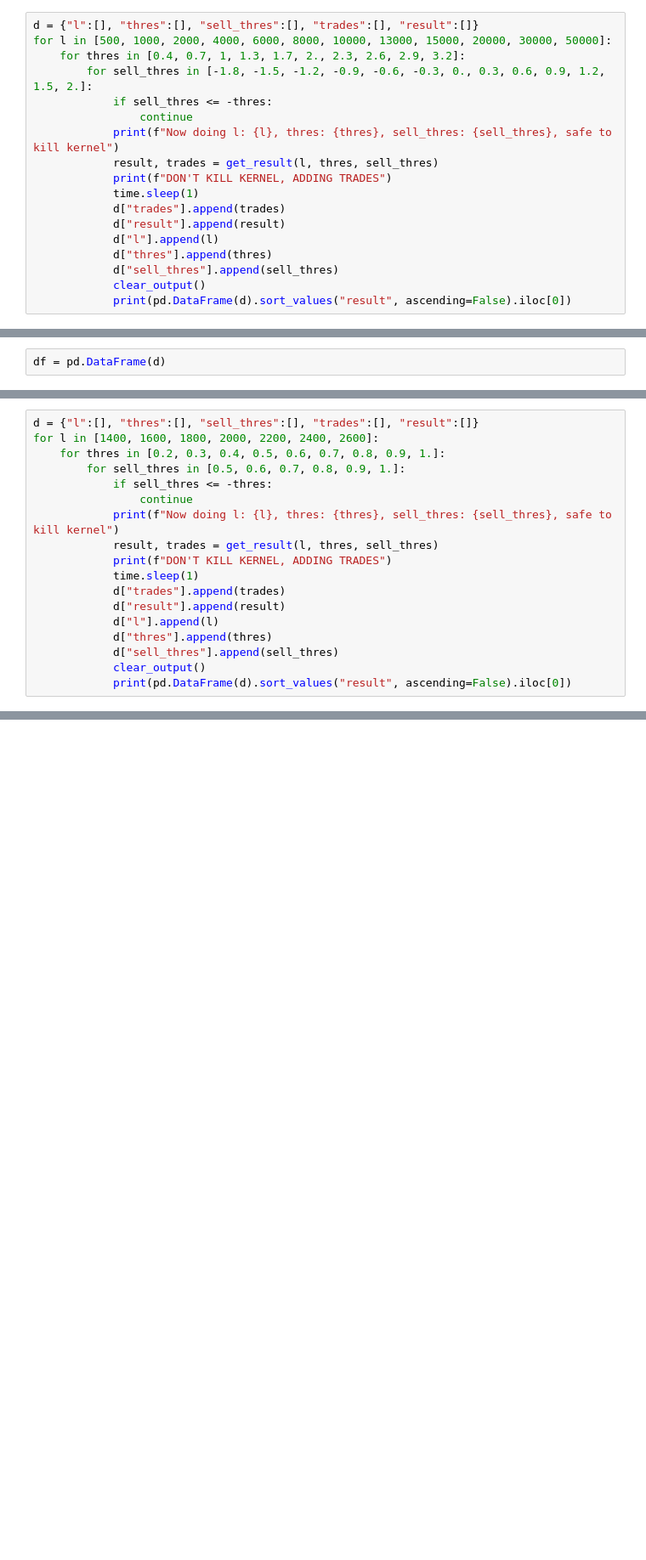
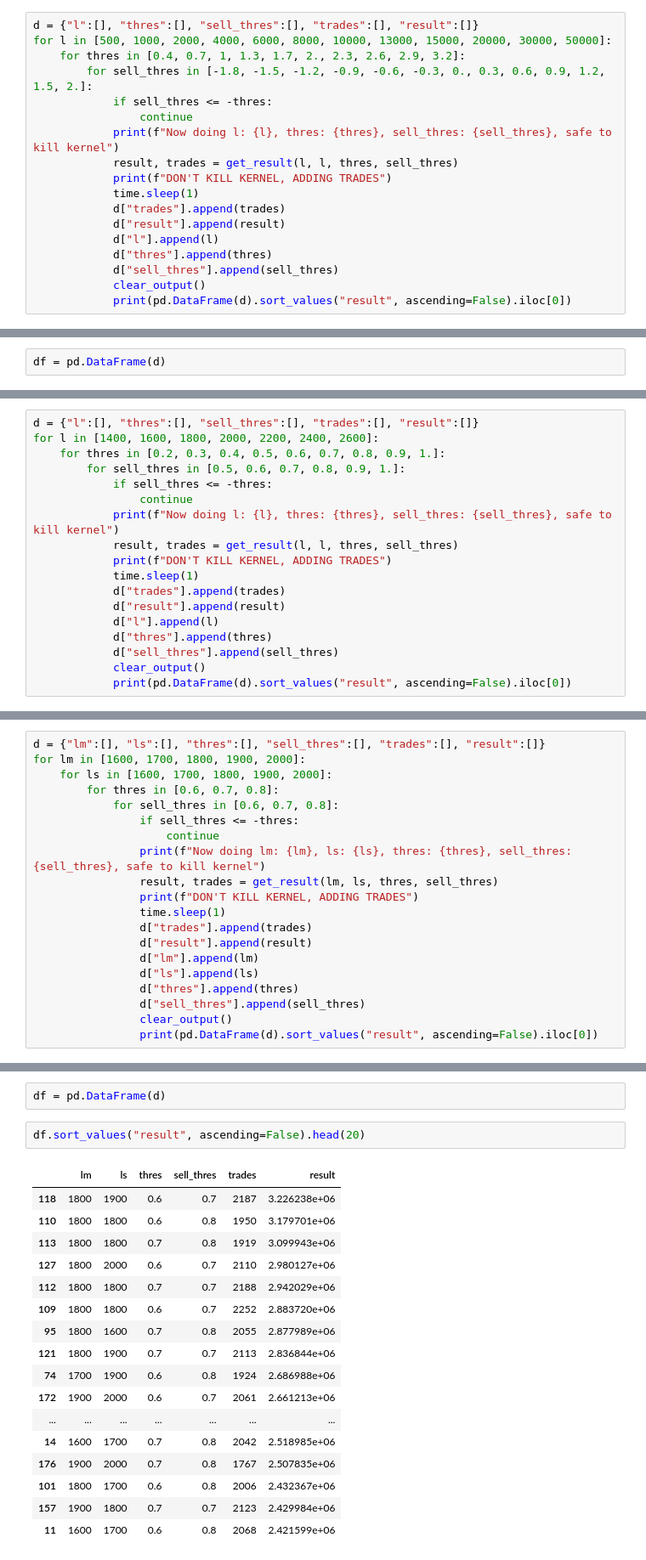
Before and after one commit to sunnymnie/bitcoin-printer, a Jupyter notebook: 3-labelling/kalman-filter-search.ipynb, the cells around one changed output, grey strips where cells are left out. Shown: that part at 85% size. Saved outputs shown, nothing was run; the diff lists cells and outputs as text; blank space fills up the shorter version.

```diff
--- a/3-labelling/kalman-filter-search.ipynb
+++ b/3-labelling/kalman-filter-search.ipynb
@@ -98,7 +95,7 @@ for l in [500, 1000, 2000, 4000, 6000, 8000, 10000, 13000, 15000, 20000, 30000,
             if sell_thres <= -thres:
                 continue
             print(f"Now doing l: {l}, thres: {thres}, sell_thres: {sell_thres}, safe to kill kernel")
-            result, trades = get_result(l, thres, sell_thres)
+            result, trades = get_result(l, l, thres, sell_thres)
             print(f"DON'T KILL KERNEL, ADDING TRADES")
             time.sleep(1)
             d["trades"].append(trades)
@@ -147,7 +143,7 @@ for l in [1400, 1600, 1800, 2000, 2200, 2400, 2600]:
             if sell_thres <= -thres:
                 continue
             print(f"Now doing l: {l}, thres: {thres}, sell_thres: {sell_thres}, safe to kill kernel")
-            result, trades = get_result(l, thres, sell_thres)
+            result, trades = get_result(l, l, thres, sell_thres)
             print(f"DON'T KILL KERNEL, ADDING TRADES")
             time.sleep(1)
             d["trades"].append(trades)
@@ -167,0 +185,20 @@ Now doing l: 2400, thres: 0.5, sell_thres: 0.7, safe to kill kernel
+# %%
+d = {"lm":[], "ls":[], "thres":[], "sell_thres":[], "trades":[], "result":[]}
+for lm in [1600, 1700, 1800, 1900, 2000]:
+    for ls in [1600, 1700, 1800, 1900, 2000]:
+        for thres in [0.6, 0.7, 0.8]:
+            for sell_thres in [0.6, 0.7, 0.8]:
+                if sell_thres <= -thres:
+                    continue
+                print(f"Now doing lm: {lm}, ls: {ls}, thres: {thres}, sell_thres: {sell_thres}, safe to kill kernel")
+                result, trades = get_result(lm, ls, thres, sell_thres)
+                print(f"DON'T KILL KERNEL, ADDING TRADES")
+                time.sleep(1)
+                d["trades"].append(trades)
+                d["result"].append(result)
+                d["lm"].append(lm)
+                d["ls"].append(ls)
+                d["thres"].append(thres)
+                d["sell_thres"].append(sell_thres)
+                clear_output()
+                print(pd.DataFrame(d).sort_values("result", ascending=False).iloc[0])
@@ -167,0 +213,22 @@ Now doing l: 2400, thres: 0.5, sell_thres: 0.7, safe to kill kernel
+# %%
+df = pd.DataFrame(d)
+# %%
+df.sort_values("result", ascending=False).head(20)
+# %% [output]
+|  | lm | ls | thres | sell_thres | trades | result |
+| 118 | 1800 | 1900 | 0.6 | 0.7 | 2187 | 3.226238e+06 |
+| 110 | 1800 | 1800 | 0.6 | 0.8 | 1950 | 3.179701e+06 |
+| 113 | 1800 | 1800 | 0.7 | 0.8 | 1919 | 3.099943e+06 |
+| 127 | 1800 | 2000 | 0.6 | 0.7 | 2110 | 2.980127e+06 |
+| 112 | 1800 | 1800 | 0.7 | 0.7 | 2188 | 2.942029e+06 |
+| 109 | 1800 | 1800 | 0.6 | 0.7 | 2252 | 2.883720e+06 |
+| 95 | 1800 | 1600 | 0.7 | 0.8 | 2055 | 2.877989e+06 |
+| 121 | 1800 | 1900 | 0.7 | 0.7 | 2113 | 2.836844e+06 |
+| 74 | 1700 | 1900 | 0.6 | 0.8 | 1924 | 2.686988e+06 |
+| 172 | 1900 | 2000 | 0.6 | 0.7 | 2061 | 2.661213e+06 |
+| ... | ... | ... | ... | ... | ... | ... |
+| 14 | 1600 | 1700 | 0.7 | 0.8 | 2042 | 2.518985e+06 |
+| 176 | 1900 | 2000 | 0.7 | 0.8 | 1767 | 2.507835e+06 |
+| 101 | 1800 | 1700 | 0.6 | 0.8 | 2006 | 2.432367e+06 |
+| 157 | 1900 | 1800 | 0.7 | 0.7 | 2123 | 2.429984e+06 |
+| 11 | 1600 | 1700 | 0.6 | 0.8 | 2068 | 2.421599e+06 |
```
Also changed, not shown: parts of 8 cells of this notebook, 8 other files.
